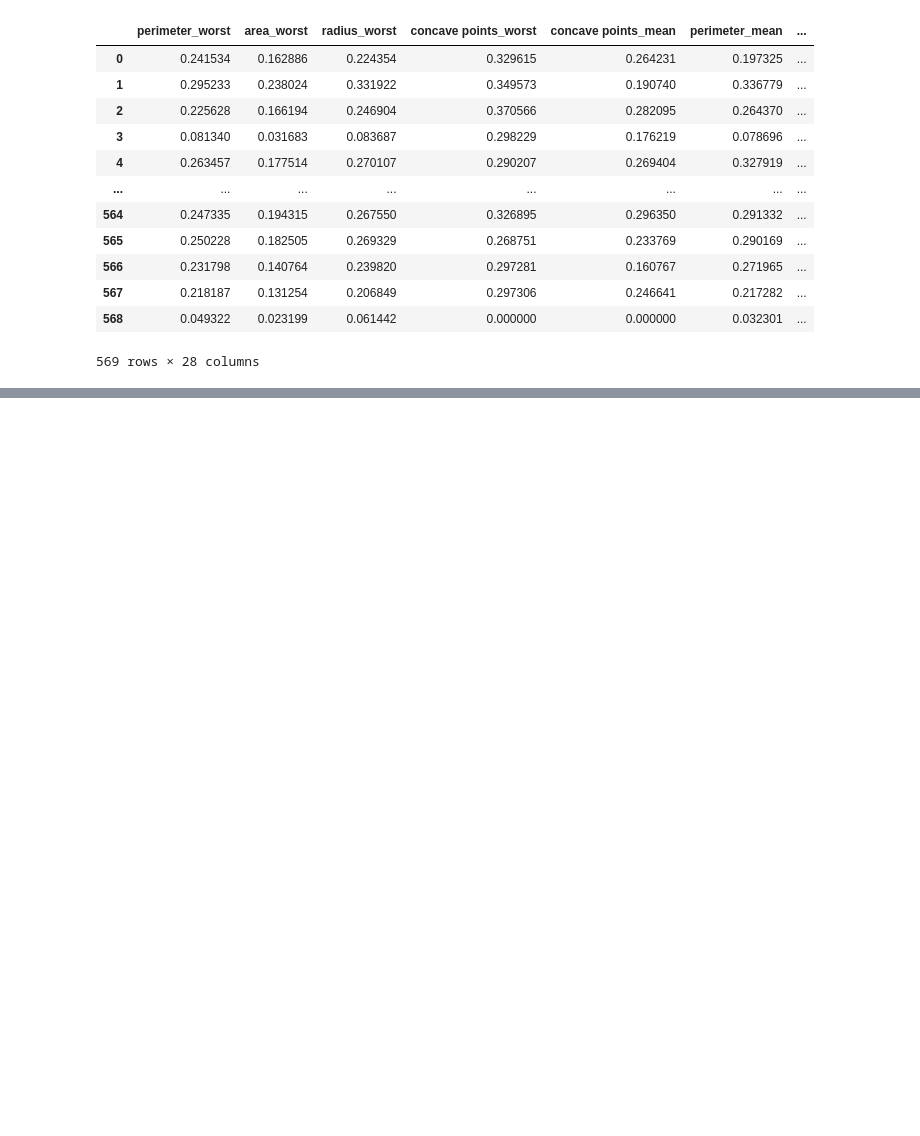
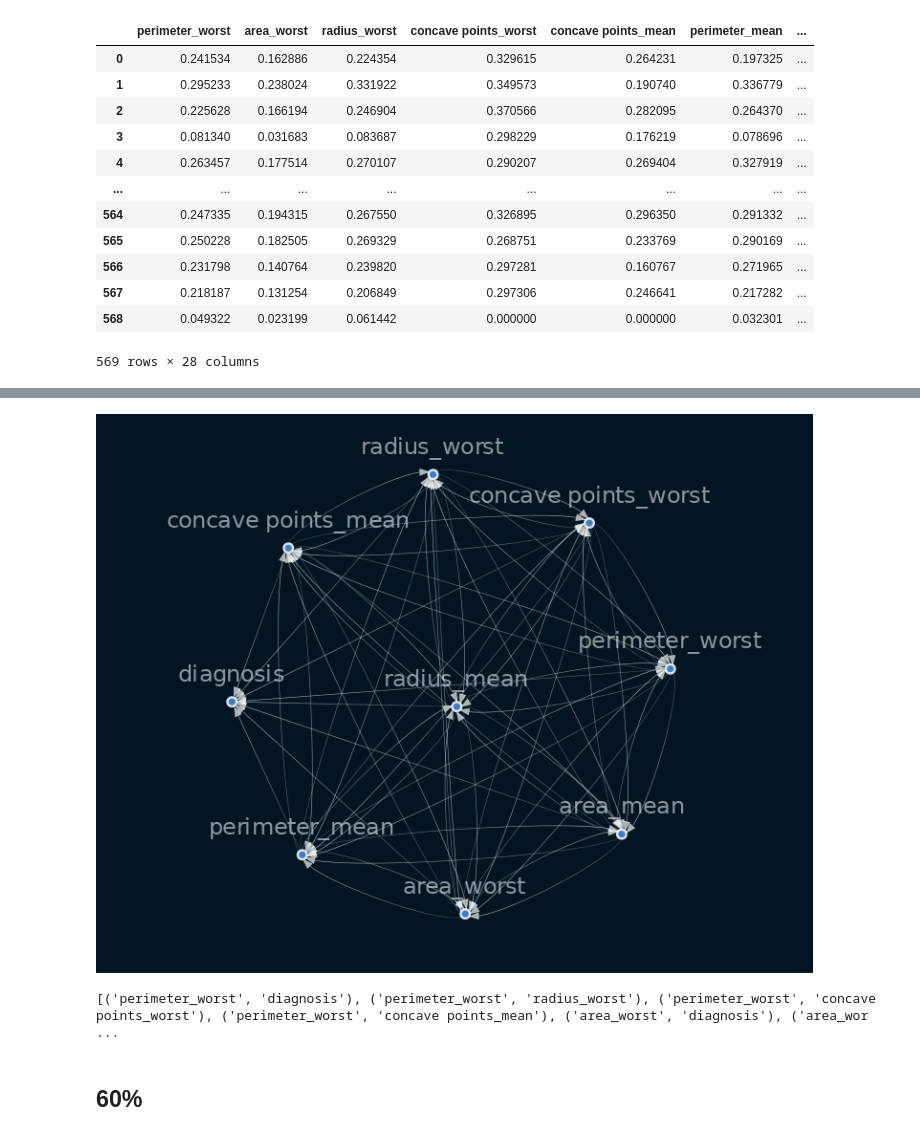
Before and after one commit to teddyk251/causal-inference, a Jupyter notebook: notebooks/causal_graph.ipynb, the cells around one changed output, grey strips where cells are left out. Cells and saved outputs as stored; diff of their text form; code cells hidden in the pictures; blank space fills up the shorter version.

```diff
--- a/notebooks/causal_graph.ipynb
+++ b/notebooks/causal_graph.ipynb
@@ -114,0 +127,2 @@ Warning:
+# %%
+x_selected = normalized_data.iloc[:, :10]
@@ -114,0 +131,10 @@ Warning:
+# %%
+portion = int(x_selected.shape[0] *.5)
+x_portion = x_selected.head(portion)
+# %%
+%%time
+sm1 = from_pandas(x_portion, tabu_parent_nodes=['diagnosis'],)
+sm1.remove_edges_below_threshold(0.8)
+sm1 = sm1.get_largest_subgraph()
+vis_structure(sm1)
+# %% [output]
@@ -114,0 +143,7 @@ Warning:
+[figure, added]
+# %%
+print(sm1.edges)
+# %% [output]
+[('perimeter_worst', 'diagnosis'), ('perimeter_worst', 'radius_worst'), ('perimeter_worst', 'concave points_worst'), ('perimeter_worst', 'concave points_mean'), ('area_worst', 'diagnosis'), ('area_wor ...
+# %% [markdown]
+## 60%
```
Also changed, not shown: parts of 28 cells of this notebook.
